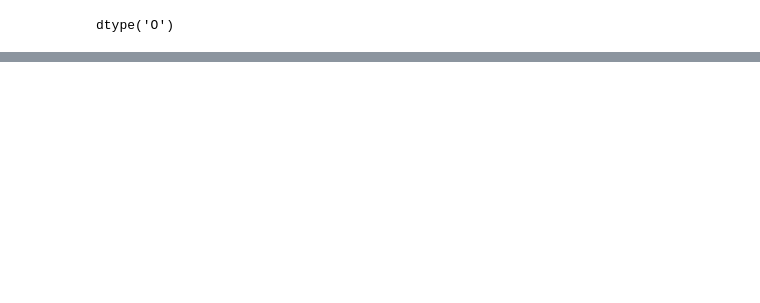
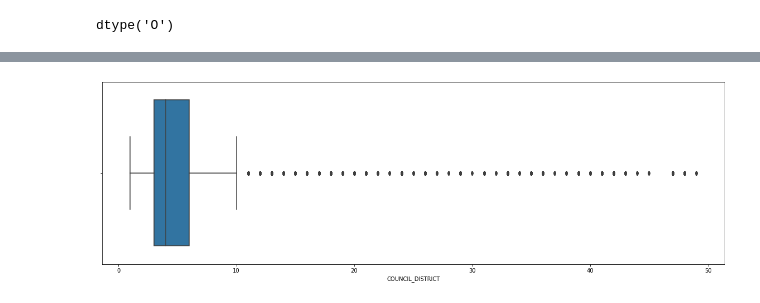
Before and after one commit to rushikeshnaik779/EDA, a Jupyter notebook: Simple_EDA__Rooftop_Drinking_Water_Tank_Inspection_Results.ipynb, the cells around one changed output, grey strips where cells are left out. Saved outputs shown, nothing was run; the diff lists cells and outputs as text; code cells hidden in the pictures; blank space fills up the shorter version.

```diff
--- a/Simple_EDA__Rooftop_Drinking_Water_Tank_Inspection_Results.ipynb
+++ b/Simple_EDA__Rooftop_Drinking_Water_Tank_Inspection_Results.ipynb
@@ -537,0 +535,7 @@ plt.scatter(data.index, data.COMMUNITY_BOARD)
+# %%
+# let's explore "COUNCIL_DISTRICT"
+plt.figure(figsize=(20,6))
+sns.boxplot(x=data['COUNCIL_DISTRICT'])
+plt.show()
+# %% [output]
+[figure, added]
```
Also changed, not shown: parts of 15 cells of this notebook.
